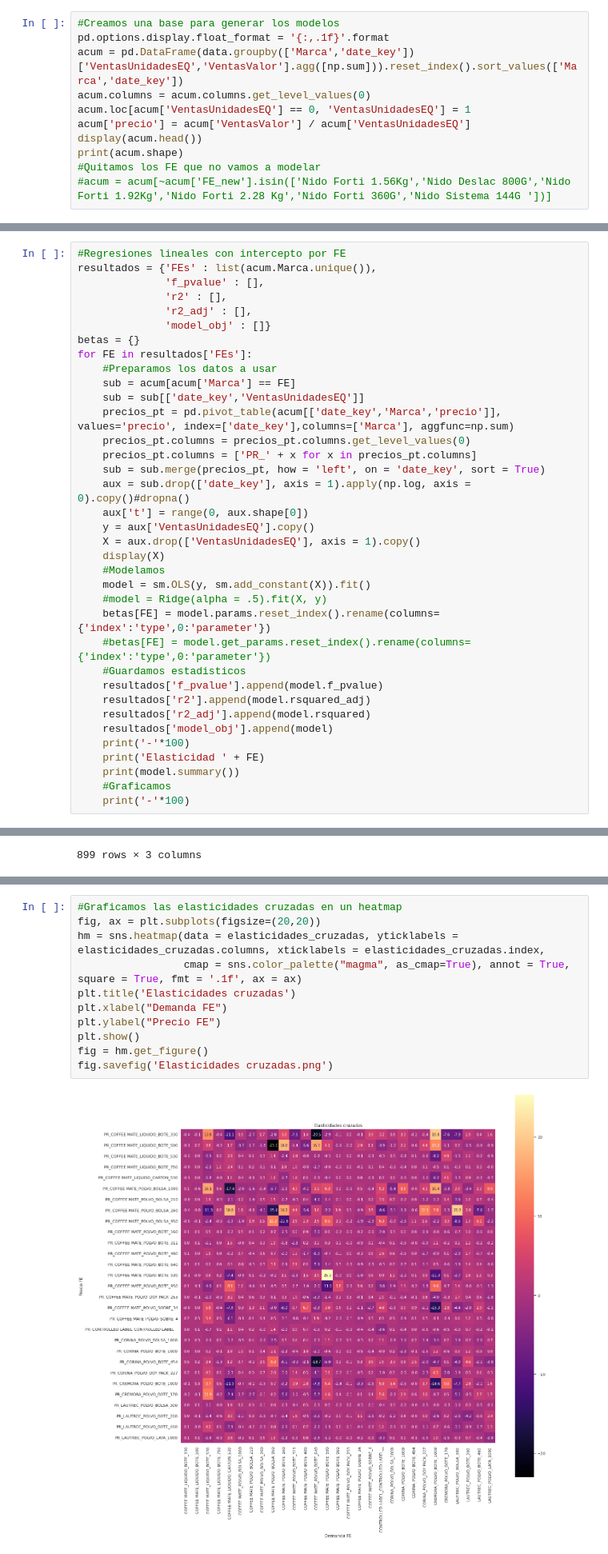
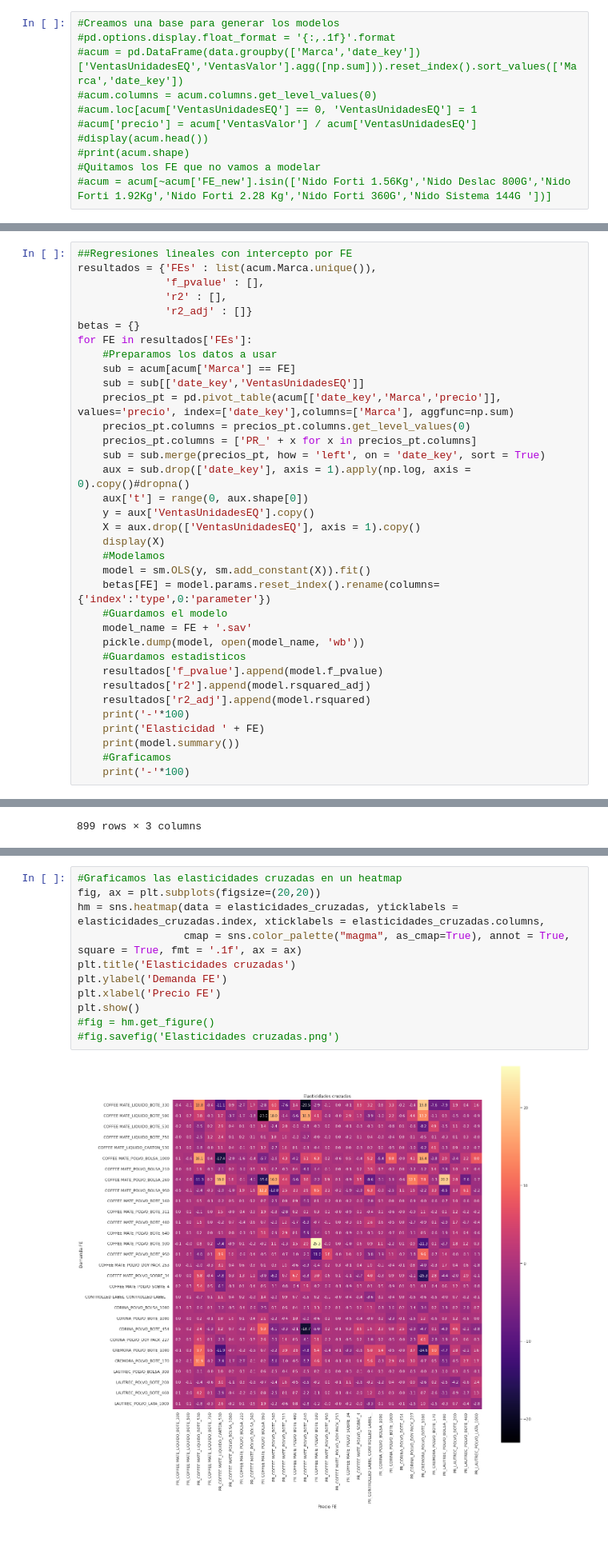
Before and after one commit to Lucio-MR/Elasticidades, a Jupyter notebook: Elasticidades_II.ipynb, the cells around one changed output, grey strips where cells are left out. Shown at 80% size. Cells and saved outputs as stored; diff of their text form.

```diff
--- a/Elasticidades_II.ipynb
+++ b/Elasticidades_II.ipynb
@@ -544,13 +540,13 @@ acum = acum[~acum['Marca'].isin(['COFFEE MATE_POLVO_DOY PACK_226','COFFEE MATE_P
                                  'COFFEE MATE_POLVO_BOTE_210','COFFEE MATE_POLVO_LATA_1200','COFFEE MATE_POLVO_LATA_900'])]
 # %%
 #Creamos una base para generar los modelos
-pd.options.display.float_format = '{:,.1f}'.format
-acum = pd.DataFrame(data.groupby(['Marca','date_key'])['VentasUnidadesEQ','VentasValor'].agg([np.sum])).reset_index().sort_values(['Marca','date_key'])
-acum.columns = acum.columns.get_level_values(0)
-acum.loc[acum['VentasUnidadesEQ'] == 0, 'VentasUnidadesEQ'] = 1
-acum['precio'] = acum['VentasValor'] / acum['VentasUnidadesEQ']
-display(acum.head())
-print(acum.shape)
+#pd.options.display.float_format = '{:,.1f}'.format
+#acum = pd.DataFrame(data.groupby(['Marca','date_key'])['VentasUnidadesEQ','VentasValor'].agg([np.sum])).reset_index().sort_values(['Marca','date_key'])
+#acum.columns = acum.columns.get_level_values(0)
+#acum.loc[acum['VentasUnidadesEQ'] == 0, 'VentasUnidadesEQ'] = 1
+#acum['precio'] = acum['VentasValor'] / acum['VentasUnidadesEQ']
+#display(acum.head())
+#print(acum.shape)
 #Quitamos los FE que no vamos a modelar
 #acum = acum[~acum['FE_new'].isin(['Nido Forti 1.56Kg','Nido Deslac 800G','Nido Forti 1.92Kg','Nido Forti 2.28 Kg','Nido Forti 360G','Nido Sistema 144G '])]
 # %% [output]
@@ -564,10 +560,9 @@ print(acum.shape)
 # %%
-#Regresiones lineales con intercepto por FE
+##Regresiones lineales con intercepto por FE
 resultados = {'FEs' : list(acum.Marca.unique()),
               'f_pvalue' : [],
               'r2' : [],
-              'r2_adj' : [],
-              'model_obj' : []}
+              'r2_adj' : []}
 betas = {}
 for FE in resultados['FEs']:
     #Preparamos los datos a usar
@@ -584,14 +579,14 @@ for FE in resultados['FEs']:
     display(X)
     #Modelamos
     model = sm.OLS(y, sm.add_constant(X)).fit()
-    #model = Ridge(alpha = .5).fit(X, y)
     betas[FE] = model.params.reset_index().rename(columns={'index':'type',0:'parameter'})
-    #betas[FE] = model.get_params.reset_index().rename(columns={'index':'type',0:'parameter'})
+    #Guardamos el modelo
+    model_name = FE + '.sav'
+    pickle.dump(model, open(model_name, 'wb'))
     #Guardamos estadisticos
     resultados['f_pvalue'].append(model.f_pvalue)
     resultados['r2'].append(model.rsquared_adj)
     resultados['r2_adj'].append(model.rsquared)
-    resultados['model_obj'].append(model)
     print('-'*100)
     print('Elasticidad ' + FE)
     print(model.summary())
@@ -812,16 +801,16 @@ Index(['PR_COFFEE MATE_LIQUIDO_BOTE_330', 'PR_COFFEE MATE_LIQUIDO_BOTE_500',
 # %%
 #Graficamos las elasticidades cruzadas en un heatmap
 fig, ax = plt.subplots(figsize=(20,20))
-hm = sns.heatmap(data = elasticidades_cruzadas, yticklabels = elasticidades_cruzadas.columns, xticklabels = elasticidades_cruzadas.index,
+hm = sns.heatmap(data = elasticidades_cruzadas, yticklabels = elasticidades_cruzadas.index, xticklabels = elasticidades_cruzadas.columns,
                  cmap = sns.color_palette("magma", as_cmap=True), annot = True, square = True, fmt = '.1f', ax = ax)
 plt.title('Elasticidades cruzadas')
-plt.xlabel("Demanda FE")
-plt.ylabel("Precio FE")
+plt.ylabel('Demanda FE')
+plt.xlabel('Precio FE')
 plt.show()
-fig = hm.get_figure()
-fig.savefig('Elasticidades cruzadas.png')
+#fig = hm.get_figure()
+#fig.savefig('Elasticidades cruzadas.png')
 # %% [output]
-[figure, old version]
+[figure, new version]
 # %%
 #Funcion que crea el X a predecir
 def X_predecir(FE, var_ini = -50, var_fin = 50, var_tam = 5, intercepto = True):
```
Also changed, not shown: parts of 15 cells of this notebook.
